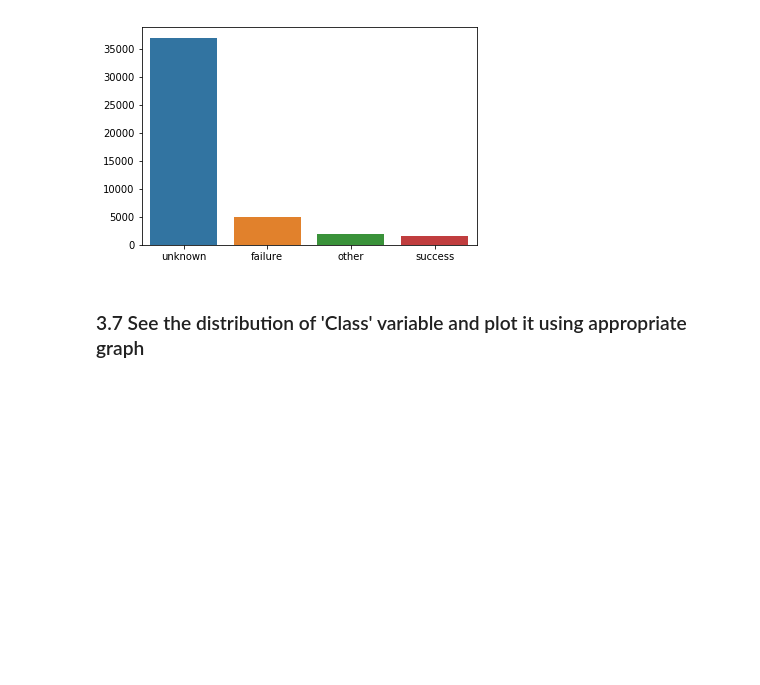
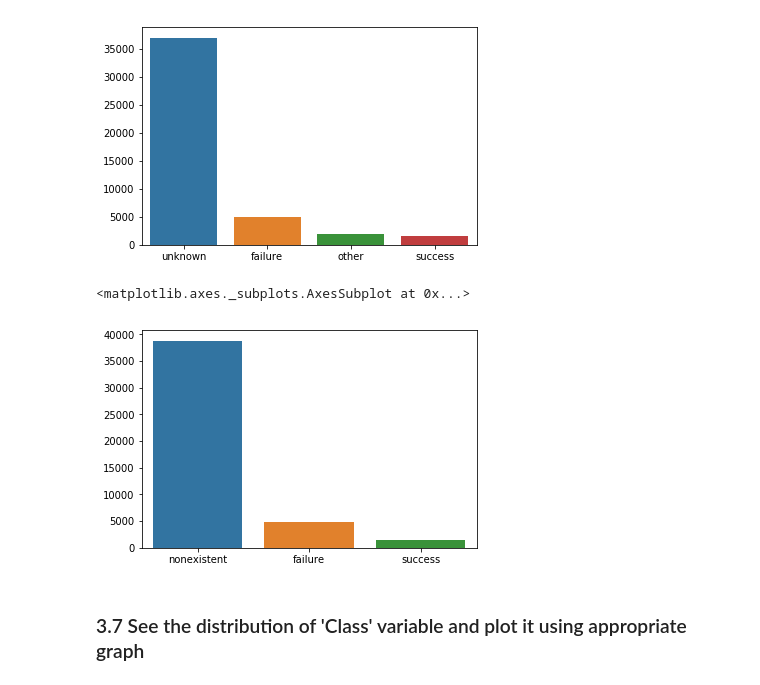
Before and after one commit to rsjain1978/ensemble-ml-systems, a Jupyter notebook: direct-marketing-compaign-bank/compaign.ipynb, the cells around one changed output. Drawn from its saved outputs; the diff is of its cells as text; code cells hidden in the pictures; blank space fills up the shorter version.

```diff
--- a/direct-marketing-compaign-bank/compaign.ipynb
+++ b/direct-marketing-compaign-bank/compaign.ipynb
@@ -200,6 +224,15 @@ sns.barplot(job_type_counts.index, job_type_counts.values)
 # %% [output]
 <matplotlib.axes._subplots.AxesSubplot at 0x...>
 [figure]
+# %%
+data['poutcome']=np.where(data['poutcome']=='unknown','nonexistent',data['poutcome'])
+data['poutcome']=np.where(data['poutcome']=='other','nonexistent',data['poutcome'])
+
+job_type_counts = data['poutcome'].value_counts()
+sns.barplot(job_type_counts.index, job_type_counts.values)
+# %% [output]
+<matplotlib.axes._subplots.AxesSubplot at 0x...>
+[figure, added]
 # %% [markdown]
 ### 3.7 See the distribution of 'Class' variable and plot it using appropriate graph
 # %%
```
Also changed, not shown: parts of 5 cells of this notebook.
